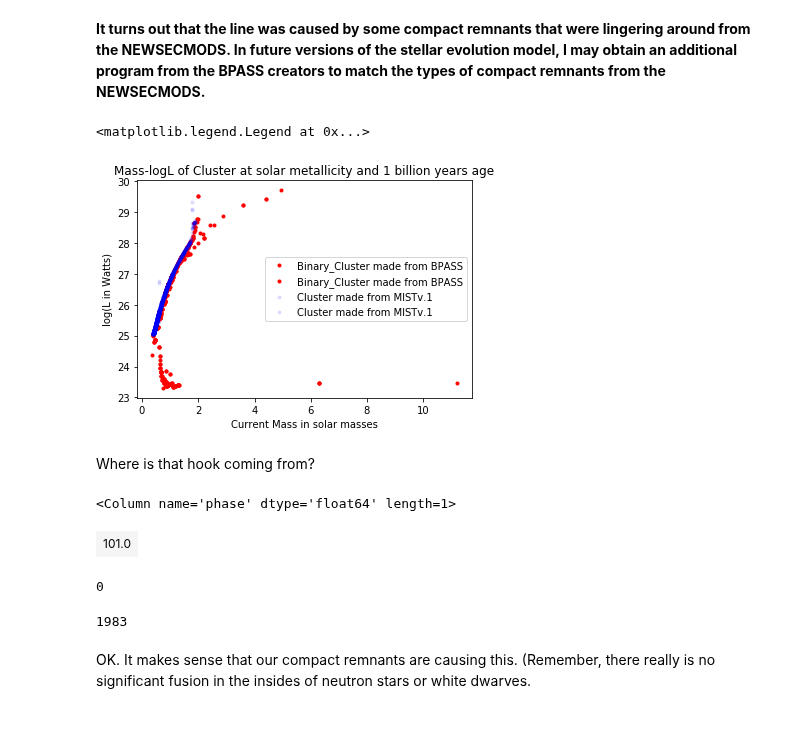
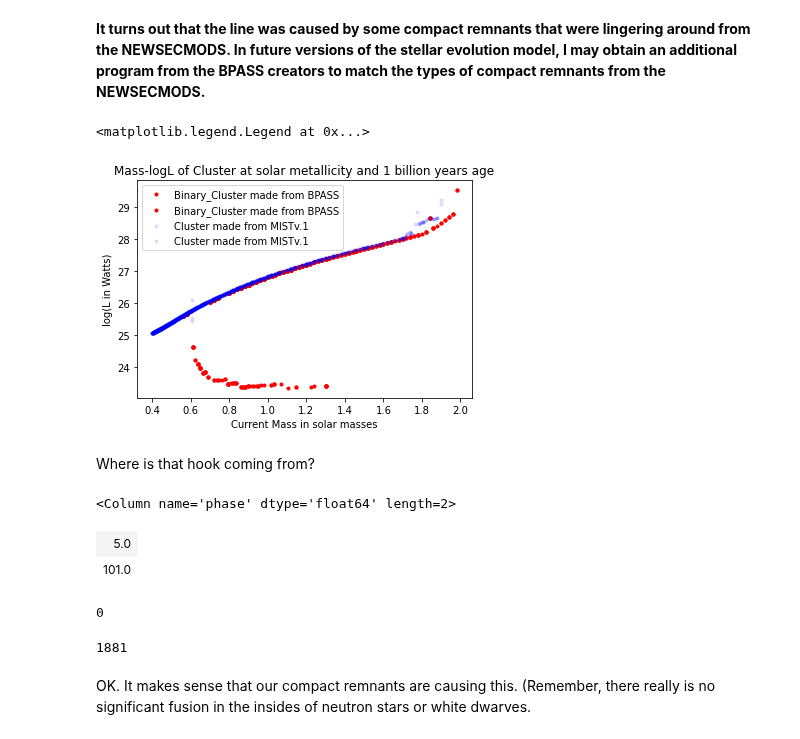
Before and after one commit to astropy/SPISEA, a Jupyter notebook: Test_Plots/Debugging the SPISEA isochrone at 0.1solar metallicity 1 billion years old Low Met.ipynb, the cells around one changed output. Drawn from its saved outputs; the diff is of its cells as text; code cells hidden in the pictures.

```diff
--- a/Test_Plots/Debugging the SPISEA isochrone at 0.1solar metallicity 1 billion years old Low Met.ipynb
+++ b/Test_Plots/Debugging the SPISEA isochrone at 0.1solar metallicity 1 billion years old Low Met.ipynb
@@ -13,7 +13,7 @@ import math
 import time
 t1=time.time()
 bps=evolution.BPASS()
-iso1=synthetic.Isochrone_Binary(9.0, 0.0, 100,math.log10(1/10), mass_sampling=1, filepath='/g/lu/scratch/ryotainagaki/BPASS_iso_filesTimedIsolated/')
+iso1=synthetic.Isochrone_Binary(9.0, 0.0, 100,math.log10(1/10), mass_sampling=1)
 # %% [output]
 Changing to logg=5.00 for T= 31808 logg=8.00
 Changing to logg=5.00 for T= 31822 logg=8.00
@@ -179,5 +187,6 @@ plt.legend()
 # %% [markdown]
 For comparison, let's create a MIST v.1. isochrone  phot using otherwise same parameters.
 # %%
-iso2=synthetic.IsochronePhot(9.0, 0.0, 100, math.log10(1/10), recomp=True) # New MIST v.1 isochrone for same metallicity
+iso2 = synthetic.IsochronePhot(9.0, 0.0, 100,
+                               math.log10(1 / 10), recomp=True) # New MIST v.1 isochrone for same metallicity
 # %% [output]
@@ -232,6 +241,8 @@ from spisea import ifmr
 # %% [markdown]
 Make the clusters corresponding to the binary star isochrone and the MISTv.1 isochrone
 # %%
-clus_1=synthetic.Cluster_w_Binaries(iso1, imf.IMFSalpeter1955(multiplicity=multiplicity.MultiplicityResolvedDK()), 2000, ifmr=ifmr.IFMR_Spera15())
-clus_2=synthetic.ResolvedCluster(iso2, imf.IMFSalpeter1955(multiplicity=multiplicity.MultiplicityResolvedDK()), 2000, ifmr=ifmr.IFMR_Spera15())
+clus_1=synthetic.Cluster_w_Binaries(iso1, imf.IMFSalpeter1955(multiplicity=multiplicity.MultiplicityResolvedDK()),
+                                    2000, ifmr=ifmr.IFMR_Spera15())
+clus_2=synthetic.ResolvedCluster(iso2, imf.IMFSalpeter1955(multiplicity=multiplicity.MultiplicityResolvedDK()),
+                                 2000, ifmr=ifmr.IFMR_Spera15())
 # %% [output]
@@ -452,27 +485,32 @@ np.unique(bad_line['phase'])
 # %%
 # Plot the mass-luminosity relationship
 from astropy import constants as cs
 from astropy import units as u
 import numpy as np
 import matplotlib.pyplot as plt
-plt.plot((clus_1.star_systems['mass_current']), np.log10(clus_1.star_systems["L"]), "r.", label="Binary_Cluster made from BPASS", alpha =1)
-plt.plot((clus_1.companions['mass_current']), np.log10(clus_1.companions["L"]), "r.", label="Binary_Cluster made from BPASS", alpha = 1)
-plt.plot((clus_2.star_systems['mass_current']), np.log10(clus_2.star_systems["L"]), "b.", label="Cluster made from MISTv.1", alpha =0.1)
-plt.plot((clus_2.companions['mass_current']), np.log10(clus_2.companions["L"]), "b.", label="Cluster made from MISTv.1", alpha = 0.1)
+plt.plot((clus_1.star_systems['mass_current']), np.log10(clus_1.star_systems["L"]), "r.",
+         label="Binary_Cluster made from BPASS", alpha =1)
+plt.plot((clus_1.companions['mass_current']), np.log10(clus_1.companions["L"]), "r.",
+         label="Binary_Cluster made from BPASS", alpha = 1)
+plt.plot((clus_2.star_systems['mass_current']), np.log10(clus_2.star_systems["L"]), "b.",
+         label="Cluster made from MISTv.1", alpha =0.1)
+plt.plot((clus_2.companions['mass_current']), np.log10(clus_2.companions["L"]), "b.",
+         label="Cluster made from MISTv.1", alpha = 0.1)
 plt.xlabel("Current Mass in solar masses")
 plt.ylabel("log(L in Watts)")
 plt.title("Mass-logL of Cluster at solar metallicity and 1 billion years age")
 plt.legend()
 # Rough pattern seems to fit. What's that line?
 # %% [output]
 <matplotlib.legend.Legend at 0x...>
-[figure, old version]
+[figure, new version]
 # %% [markdown]
 Where is that hook coming from?
 # %%
 np.unique(iso1.primaries[np.where(np.log10(iso1.primaries["L"])<=25)]['phase'])
 # %% [output]
-<Column name='phase' dtype='float64' length=1>
+<Column name='phase' dtype='float64' length=2>
+| 5.0 |
 | 101.0 |
 # %%
 len(iso1.primaries[np.where((np.log10(iso1.primaries["L"])<=25) & (iso1.primaries["phase"]==110))])
@@ -481,7 +519,7 @@ len(iso1.primaries[np.where((np.log10(iso1.primaries["L"])<=25) & (iso1.primarie
 # %%
 len(iso1.primaries[np.where((np.log10(iso1.primaries["L"])<=25) & (iso1.primaries["phase"]==101))])
 # %% [output]
-1983
+1881
 # %% [markdown]
 OK. It makes sense that our compact remnants are causing this. (Remember, there really is no significant fusion in the insides of neutron stars or white dwarves.
 # %% [markdown]
```
Also changed, not shown: parts of 29 cells of this notebook, 13 other files.
